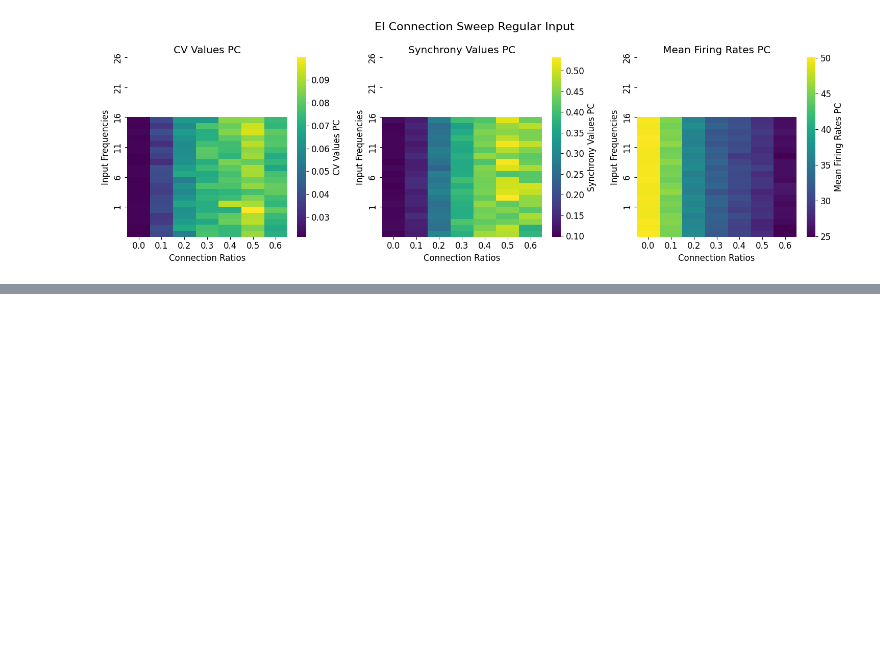
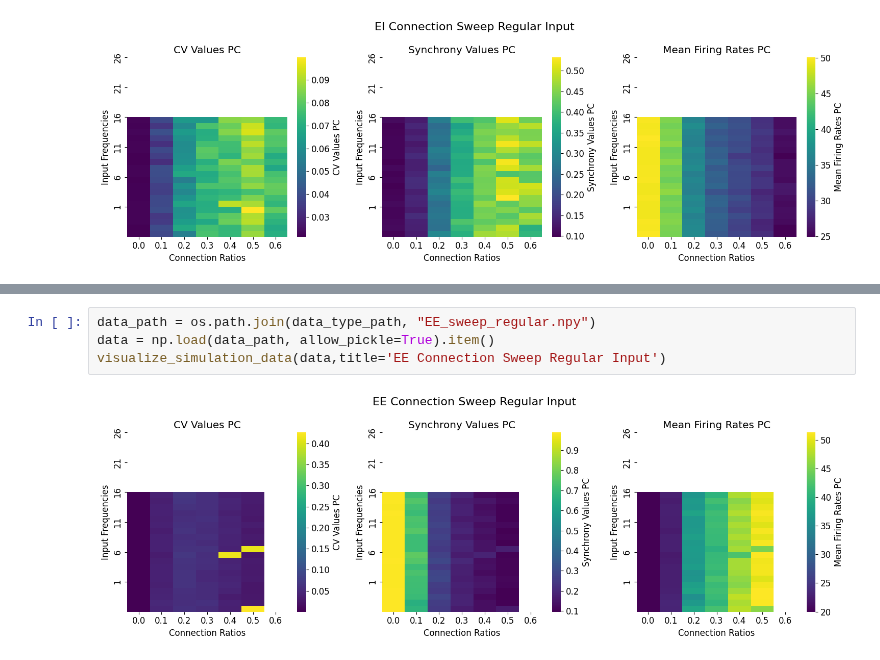
Before and after one commit to Aramatos/dynapse2_adaptation, a Jupyter notebook: EI_sweep.ipynb, the cells around one changed output, grey strips where cells are left out. Saved outputs shown, nothing was run; the diff lists cells and outputs as text; blank space fills up the shorter version.

```diff
--- a/EI_sweep.ipynb
+++ b/EI_sweep.ipynb
@@ -496,0 +492,6 @@ array([ 1,  2,  3,  4,  5,  6,  7,  8,  9, 10, 11, 12, 13, 14, 15, 16, 17,
+# %%
+data_path = os.path.join(data_type_path, "EE_sweep_regular.npy")
+data = np.load(data_path, allow_pickle=True).item()
+visualize_simulation_data(data,title='EE Connection Sweep Regular Input')
+# %% [output]
+[figure, added]
```
Also changed, not shown: parts of 2 cells of this notebook, 5 other files.
